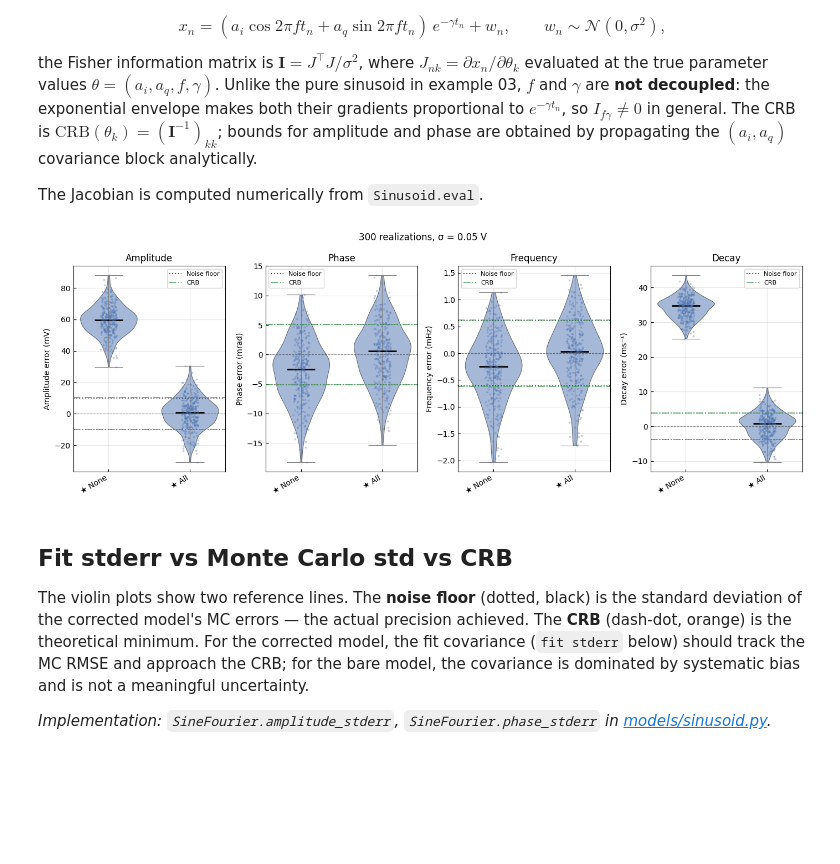
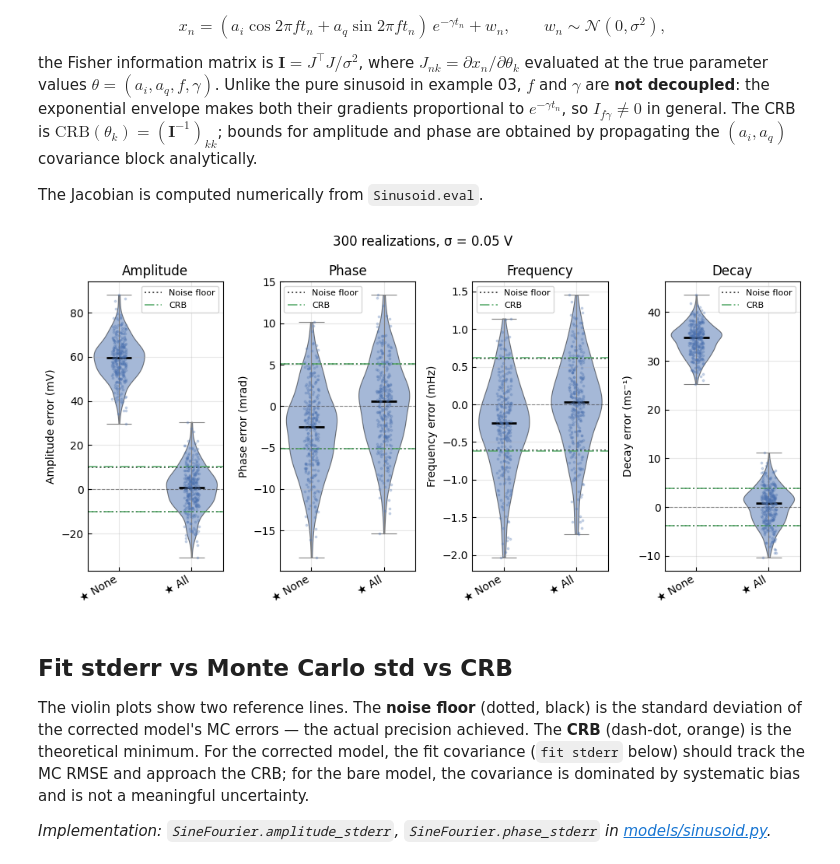
Before and after one commit to svennniiii/dftmodels, a Jupyter notebook: examples/04_decaying_signals.ipynb, the cells around one changed output. Cells and saved outputs as stored; diff of their text form; code cells hidden in the pictures; blank space fills up the shorter version.

Commit message:
Changed figure width to 10 inches.

```diff
--- a/examples/04_decaying_signals.ipynb
+++ b/examples/04_decaying_signals.ipynb
@@ -215,35 +215,35 @@ from helpers import violin_panel
 
 _params_crb = Sinusoid.make_params(
     amplitude_i=ai, amplitude_q=aq, frequency=TRUE_FREQUENCY, decay=TRUE_DECAY
 )
 _crb = Sinusoid.crb(_params_crb, t, NOISE_STD)
 crb_amp, crb_phase = _crb["amplitude"], _crb["phase"]
 crb_freq, crb_decay = _crb["frequency"], _crb["decay"]
 
 nf_amp   = float(np.std(amp_errs_corr))
 nf_phase = float(np.std(phase_errs_corr))
 nf_freq  = float(np.std(freq_errs_corr))
 nf_decay = float(np.std(decay_errs_corr))
 
 mc_panels = [
     ([np.array(amp_errs_bare)*1e3,   np.array(amp_errs_corr)*1e3],   crb_amp*1e3,   nf_amp*1e3,   "Amplitude error (mV)",   "Amplitude"),
     ([np.array(phase_errs_bare)*1e3, np.array(phase_errs_corr)*1e3], crb_phase*1e3, nf_phase*1e3, "Phase error (mrad)",     "Phase"),
     ([np.array(freq_errs_bare)*1e3,  np.array(freq_errs_corr)*1e3],  crb_freq*1e3,  nf_freq*1e3,  "Frequency error (mHz)",  "Frequency"),
     ([np.array(decay_errs_bare)*1e3, np.array(decay_errs_corr)*1e3], crb_decay*1e3, nf_decay*1e3, "Decay error (ms⁻¹)",     "Decay"),
 ]
 
 labels = ["★ None", "★ All"]
 
-fig, axes = plt.subplots(1, 4, figsize=(14, 5))
+fig, axes = plt.subplots(1, 4, figsize=(10, 5))
 for ax, (errs_pair, crb_val, nf_val, ylabel, title) in zip(axes, mc_panels):
     violin_panel(ax, errs_pair, labels, noise_floor=nf_val, crb=crb_val, ylabel=ylabel, title=title, seed=99)
 
 plt.suptitle(f"{N_MC} realizations, σ = {NOISE_STD} V")
 plt.tight_layout()
 plt.savefig(f"figures/04_decaying_signals_fig02.svg", bbox_inches="tight")
 plt.show()
 # %% [output]
-[figure, old version]
+[figure, new version]
 # %% [markdown]
 ## Fit stderr vs Monte Carlo std vs CRB
 
```
Also changed, not shown: 6 other files.
